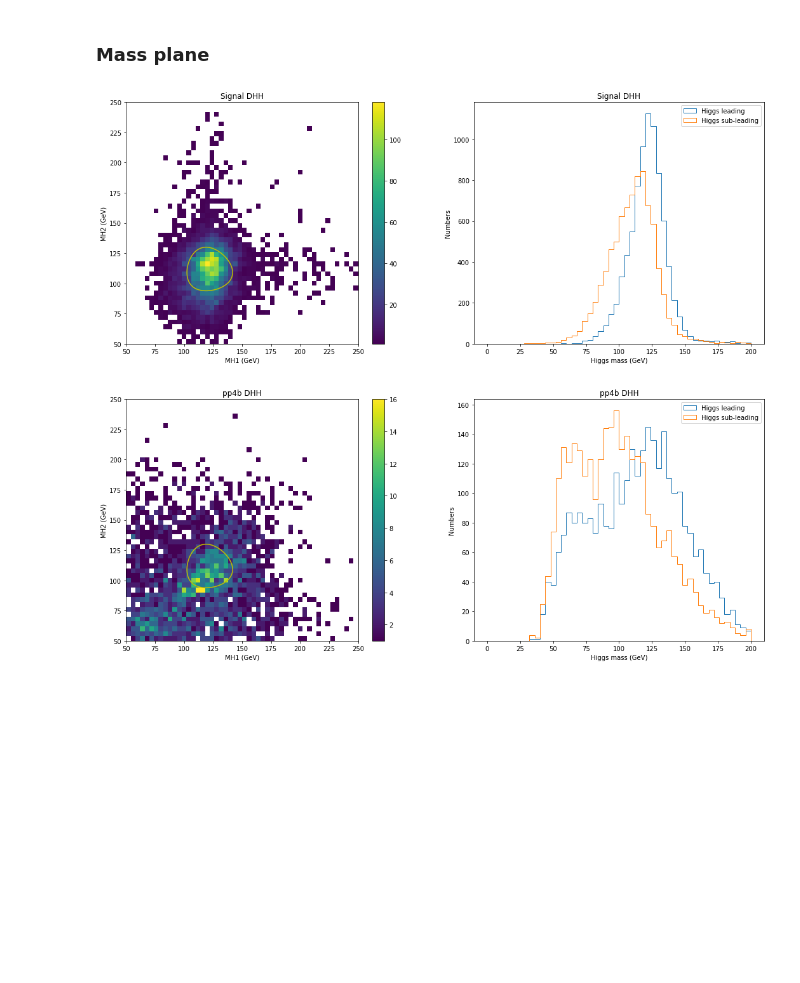
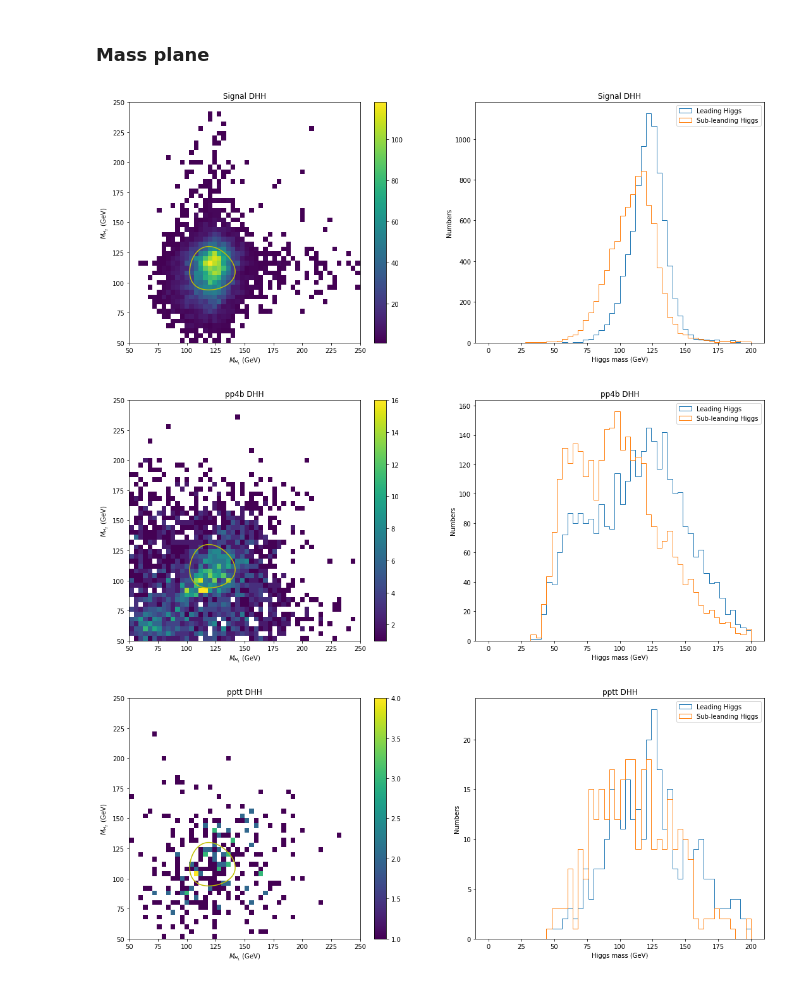
Before and after one commit to r10222035/3-4-Higgs-Collider-Study, a Jupyter notebook: Analysis/ATLAS_diHiggs_signal_selection.ipynb, the cells around one changed output. Drawn from its saved outputs; the diff is of its cells as text; code cells hidden in the pictures; blank space fills up the shorter version.

Commit message:
Add figures

```diff
--- a/Analysis/ATLAS_diHiggs_signal_selection.ipynb
+++ b/Analysis/ATLAS_diHiggs_signal_selection.ipynb
@@ -2139,7 +2426,7 @@ plot_dEta(dEta_SPANet_4b, title='pp4b SPANet')
 # %%
 # 13 TeV 100k pp->H->hh b-tagging part: MV2c10 H = 1000 GeV
 # file_path = '/home/r10222035/Software/MG5_aMC_v3_3_1/CPVDM/proc_ppHhh/Events/run_66_decayed_1/tag_1_delphes_events.root'
-file_path = '100k_diHiggs_4b_MV2c10_PT40_signal_predict.h5'
+file_path = '/home/r10222035/CPVDM/h5_data/100k_diHiggs_4b_MV2c10_PT40_signal_predict.h5'
 tot_event = 100000
 cross_section = 0.6442
 pairing_method = 'deltaR_minDHH'
@@ -2185,7 +2472,7 @@ Higgs signal region: 4680 0.03014856
 # %%
 # 13 TeV 1M pp->4b b-tagging part: MV2c10
 # file_path = '/home/r10222035/Software/MG5_aMC_v3_3_1/CPVDM/pp4b/Events/run_13/...'
-file_path = '1M_diHiggs_4b_MV2c10_PT40_background_predict.h5'
+file_path = '/home/r10222035/CPVDM/h5_data/1M_diHiggs_4b_MV2c10_PT40_background_predict.h5'
 tot_event = 1000000
 cross_section = 628589.0502929688
 pairing_method = 'deltaR_minDHH'
@@ -2226,3 +2513,16 @@ Delta R: 9642 6060.855622924804
 Higgs PT: 6474 4069.4855115966793
 Higgs Eta: 4778 3003.3984822998045
 Higgs signal region: 83 52.1728911743164
+# %%
+# 13 TeV 1M pp->tt->4j2b b-tagging part: MV2c10
+# file_path = '/home/r10222035/Software/MG5_aMC_v3_3_1/CPVDM/ppttbar/Events/run_03/tag_1_delphes_events.root'
+file_path = '/home/r10222035/CPVDM/h5_data/1M_diHiggs_4b_MV2c10_PT40_pptt_predict.h5'
+tot_event = 1000000
+cross_section = 263644.0124511719
+pairing_method = 'deltaR_minDHH'
+mh_DHH_tt = get_diHiggs_mass_HDF5(file_path,
+                                    tot_event=tot_event,
+                                    pairing_method=pairing_method,
+                                    xection = cross_section,
+                                    title='pp->tt->4j2b',
+                                    nevent_max=100000)
@@ -2229,7 +2560,7 @@ Higgs signal region: 83 52.1728911743164
 # %% [markdown]
 ### Mass plane
 # %%
-def plot_mass_plane(mh, title=''):
+def plot_mass_plane(mh, title='', save_path=None):
     # mh[0] for leading Higgs, mh[1] for sub-leading Higgs
 
     x_1 = mh[0]
@@ -2248,28 +2579,35 @@ def plot_mass_plane(mh, title=''):
 
     # Creating plot
     hs = ax[0].hist2d(x_1, y_1, bins = [50, 50], range = [[50, 250], [50, 250]], cmin=1)
-    ax[0].set_xlabel('MH1 (GeV)')
-    ax[0].set_ylabel('MH2 (GeV)')
+    ax[0].set_xlabel('$M_{H_1}$ (GeV)')
+    ax[0].set_ylabel('$M_{H_2}$ (GeV)')
     ax[0].set_title(title)
     fig.colorbar(hs[3], ax=ax[0])
 
 
-    ax[1].hist(x_1, bins=50, range=[0,200], histtype='step', label='Higgs leading')
-    ax[1].hist(y_1, bins=50, range=[0,200], histtype='step', label='Higgs sub-leading')
+    ax[1].hist(x_1, bins=50, range=[0,200], histtype='step', label='Leading Higgs')
+    ax[1].hist(y_1, bins=50, range=[0,200], histtype='step', label='Sub-leanding Higgs')
     ax[1].set_xlabel('Higgs mass (GeV)')
     ax[1].set_ylabel('Numbers')
     ax[1].legend()
     ax[1].set_title(title)
 
+    if save_path:
+        plt.savefig(save_path, dpi=300, facecolor='White')
+
     plt.show()
 # %%
 # 13 TeV 100k pp->H->hh b-tagging part: MV2c10 H = 1000 GeV
-plot_mass_plane(mh_DHH_s, title = 'Signal DHH')
+plot_mass_plane(mh_DHH_s, title = 'Signal DHH', save_path=os.path.join(figure_folder, 'Higgs_mass_DHH_s.png'))
 
 # 13 TeV 100k pp->4b b-tagging part: MV2c10
-plot_mass_plane(mh_DHH_4b, title = 'pp4b DHH')
+plot_mass_plane(mh_DHH_4b, title = 'pp4b DHH', save_path=os.path.join(figure_folder, 'Higgs_mass_DHH_4b.png'))
+
+# 13 TeV 1M pp->tt b-tagging part: MV2c10
+plot_mass_plane(mh_DHH_tt, title = 'pptt DHH', save_path=os.path.join(figure_folder, 'Higgs_mass_DHH_tt.png'))
 # %% [output]
-[figure, old version]
+[figure, new version]
-[figure, old version]
+[figure, new version]
+[figure, added]
 # %%
 # 13 TeV 100k pp->H->hh b-tagging part: MV2c10 H = 1000 GeV
```
Also changed, not shown: parts of 38 cells of this notebook, 9 other files.
